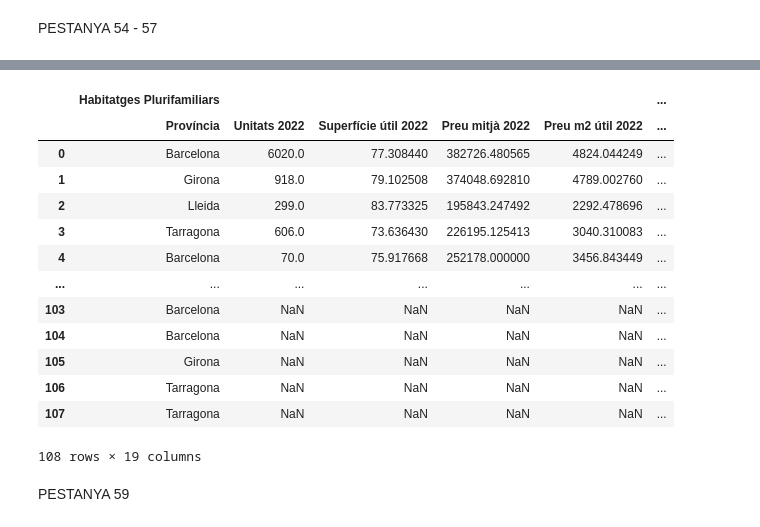
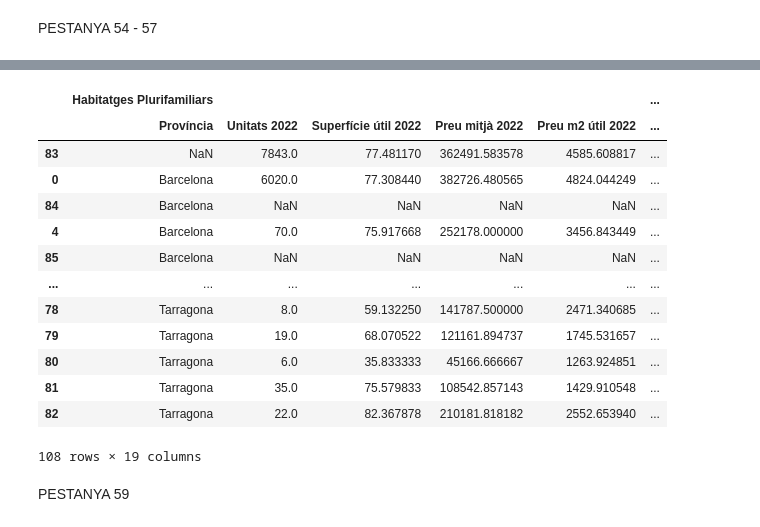
Before and after one commit to rubenlj-git/Taules_oferta_1S23, a Jupyter notebook: taules_resum_1S2023.ipynb, the cells around one changed output, grey strips where cells are left out. Saved outputs shown, nothing was run; the diff lists cells and outputs as text; code cells hidden in the pictures.

```diff
--- a/taules_resum_1S2023.ipynb
+++ b/taules_resum_1S2023.ipynb
@@ -1366,44 +1361,45 @@ table125_2021.columns = pd.MultiIndex.from_tuples([
            ("Habitatges Plurifamiliars", "Superfície útil 2022"),
            ("Habitatges Plurifamiliars", "Preu mitjà 2022"),
            ("Habitatges Plurifamiliars", "Preu m2 útil 2022"),
                        ("Habitatges Plurifamiliars", "Municipi"),
                        ("Habitatges Plurifamiliars", "País")])
 table125_2022 = table80_pluri.copy()
 table125_2022.columns = pd.MultiIndex.from_tuples([
                ("Habitatges Plurifamiliars", "Província"),
                            ("Habitatges Plurifamiliars", "Unitats 2023"),
            ("Habitatges Plurifamiliars", "Superfície útil 2023"),
            ("Habitatges Plurifamiliars", "Preu mitjà 2023"),
            ("Habitatges Plurifamiliars", "Preu m2 útil 2023"),
                        ("Habitatges Plurifamiliars", "Municipi"),
                        ("Habitatges Plurifamiliars", "País")])
 
 table125 = pd.merge(table125_2021, table125_2022,how="outer", on=[("Habitatges Plurifamiliars", "País"), ("Habitatges Plurifamiliars", "Província"), ("Habitatges Plurifamiliars", "Municipi")])
 table125[("Habitatges Plurifamiliars","Variació unitats")] = table125[("Habitatges Plurifamiliars", "Unitats 2023")] - table125[("Habitatges Plurifamiliars", "Unitats 2022")]
 table125[("Habitatges Plurifamiliars","Variació Superfície útil")] = table125[("Habitatges Plurifamiliars", "Superfície útil 2023")] - table125[("Habitatges Plurifamiliars", "Superfície útil 2022")]
 table125[("Habitatges Plurifamiliars","Variació Preu mitjà")] = table125[("Habitatges Plurifamiliars", "Preu mitjà 2023")] - table125[("Habitatges Plurifamiliars", "Preu mitjà 2022")]
 table125[("Habitatges Plurifamiliars","Variació Preu m2 útil")] = table125[("Habitatges Plurifamiliars", "Preu m2 útil 2023")] - table125[("Habitatges Plurifamiliars", "Preu m2 útil 2022")]
 
 table125[("Habitatges Plurifamiliars","Variació % unitats")] = ((table125[("Habitatges Plurifamiliars", "Unitats 2023")]/table125[("Habitatges Plurifamiliars", "Unitats 2022")])-1)*100
 table125[("Habitatges Plurifamiliars","Variació % Superfície útil")] = ((table125[("Habitatges Plurifamiliars", "Superfície útil 2023")]/table125[("Habitatges Plurifamiliars", "Superfície útil 2022")])-1)*100
 table125[("Habitatges Plurifamiliars","Variació % Preu mitjà")] = ((table125[("Habitatges Plurifamiliars", "Preu mitjà 2023")]/table125[("Habitatges Plurifamiliars", "Preu mitjà 2022")])-1)*100
 table125[("Habitatges Plurifamiliars","Variació % Preu m2 útil")] = ((table125[("Habitatges Plurifamiliars", "Preu m2 útil 2023")]/table125[("Habitatges Plurifamiliars", "Preu m2 útil 2022")])-1)*100
 
+table125 = table125.sort_values([('Habitatges Plurifamiliars',            'País'), ('Habitatges Plurifamiliars',       'Província'),            ('Habitatges Plurifamiliars',        'Municipi')], na_position="first")
 table125
 # %% [output]
 |  | Habitatges Plurifamiliars |  |  |  |  | ... |
 |  | Província | Unitats 2022 | Superfície útil 2022 | Preu mitjà 2022 | Preu m2 útil 2022 | ... |
+| 83 | NaN | 7843.0 | 77.481170 | 362491.583578 | 4585.608817 | ... |
 | 0 | Barcelona | 6020.0 | 77.308440 | 382726.480565 | 4824.044249 | ... |
-| 1 | Girona | 918.0 | 79.102508 | 374048.692810 | 4789.002760 | ... |
-| 2 | Lleida | 299.0 | 83.773325 | 195843.247492 | 2292.478696 | ... |
-| 3 | Tarragona | 606.0 | 73.636430 | 226195.125413 | 3040.310083 | ... |
+| 84 | Barcelona | NaN | NaN | NaN | NaN | ... |
 | 4 | Barcelona | 70.0 | 75.917668 | 252178.000000 | 3456.843449 | ... |
+| 85 | Barcelona | NaN | NaN | NaN | NaN | ... |
 | ... | ... | ... | ... | ... | ... | ... |
-| 103 | Barcelona | NaN | NaN | NaN | NaN | ... |
-| 104 | Barcelona | NaN | NaN | NaN | NaN | ... |
-| 105 | Girona | NaN | NaN | NaN | NaN | ... |
-| 106 | Tarragona | NaN | NaN | NaN | NaN | ... |
-| 107 | Tarragona | NaN | NaN | NaN | NaN | ... |
+| 78 | Tarragona | 8.0 | 59.132250 | 141787.500000 | 2471.340685 | ... |
+| 79 | Tarragona | 19.0 | 68.070522 | 121161.894737 | 1745.531657 | ... |
+| 80 | Tarragona | 6.0 | 35.833333 | 45166.666667 | 1263.924851 | ... |
+| 81 | Tarragona | 35.0 | 75.579833 | 108542.857143 | 1429.910548 | ... |
+| 82 | Tarragona | 22.0 | 82.367878 | 210181.818182 | 2552.653940 | ... |
 108 rows × 19 columns
 # %% [markdown]
 PESTANYA 59
```
Also changed, not shown: parts of 22 cells of this notebook, 5 other files.
